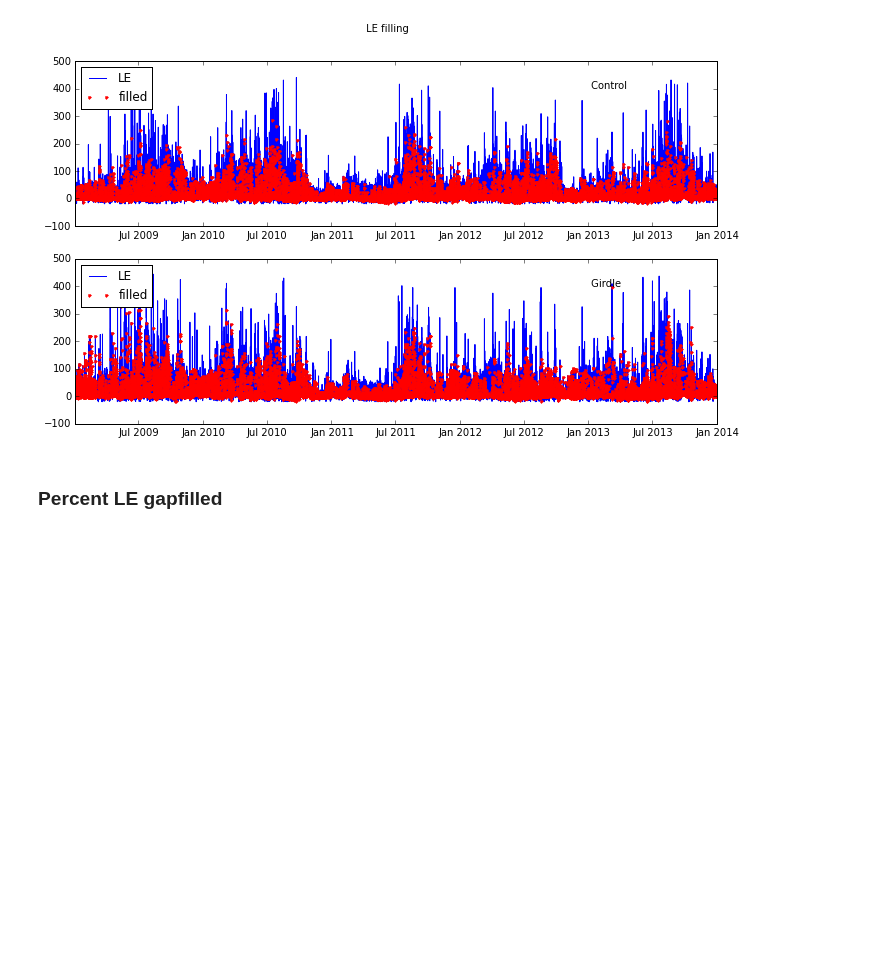
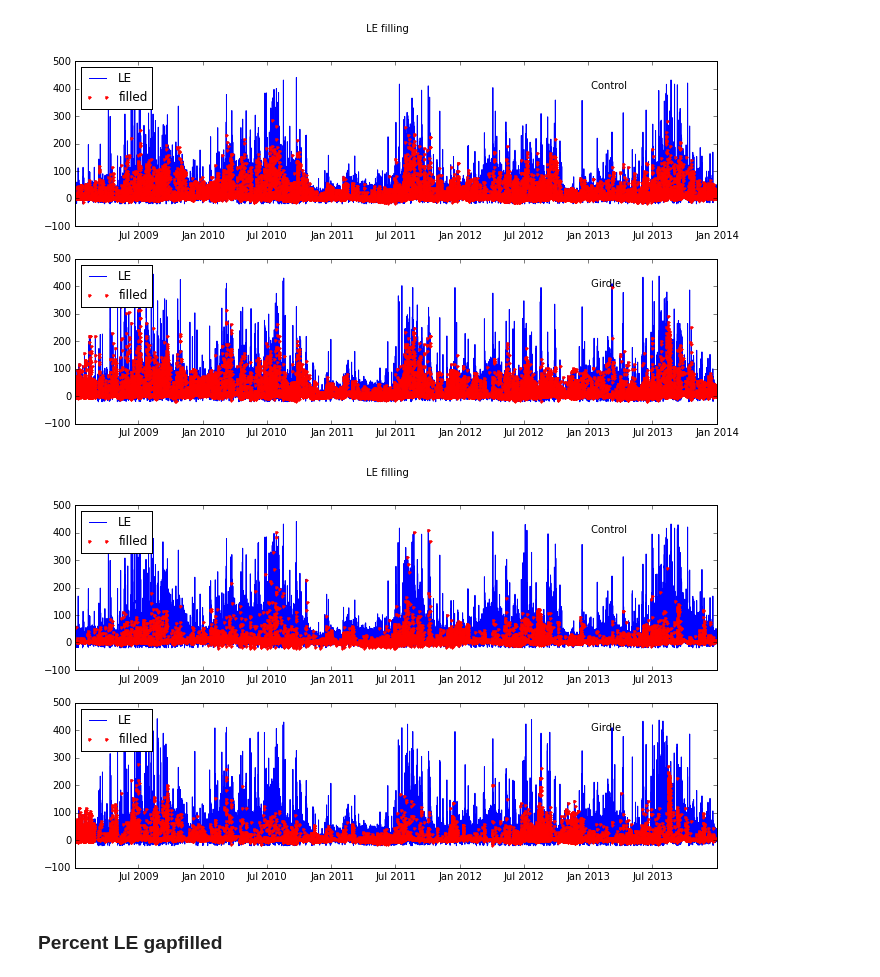
Before and after one commit to gremau/NMEG_miscellany, a Jupyter notebook: laura_vs_greg.ipynb, the cells around one changed output. Drawn from its saved outputs; the diff is of its cells as text; code cells hidden in the pictures; blank space fills up the shorter version.

```diff
--- a/laura_vs_greg.ipynb
+++ b/laura_vs_greg.ipynb
@@ -287,6 +303,28 @@ plt.text(dt.datetime(2013, 1, 1, 0, 0), 400, ' Girdle ')
 plt.show()
 # %% [output]
 [figure]
+# %%
+# LE - previous AF files
+plt.figure(1, figsize=( 11.5, 6.5 ))
+ax1 = plt.subplot(2, 1, 1)
+plt.plot(hourly_old['Mpj'].index, hourly_old['Mpj'].LE)
+test = hourly_old['Mpj'].LE_flag==1
+plt.plot(hourly_old['Mpj'].index[test], hourly_old['Mpj'].loc[test, 'LE'],
+         color='red', marker='.', ls='')
+plt.legend(['LE', 'filled'], loc='upper left')
+plt.text(dt.datetime(2013, 1, 1, 0, 0), 400, ' Control ')
+plt.suptitle(' LE filling ')
+
+ax2 = plt.subplot(2, 1, 2)
+plt.plot(hourly_old['Mpg'].index, hourly_old['Mpg'].LE)
+test = hourly_old['Mpg'].LE_flag==1
+plt.plot(hourly_old['Mpg'].index[test], hourly_old['Mpg'].loc[test, 'LE'],
+         color='red', marker='.', ls='')
+plt.legend(['LE', 'filled'], loc='upper left')
+plt.text(dt.datetime(2013, 1, 1, 0, 0), 400, ' Girdle ')
+plt.show()
+# %% [output]
+[figure, added]
 # %% [markdown]
 ### Percent LE gapfilled
 # %%
```
Also changed, not shown: parts of 4 cells of this notebook.
